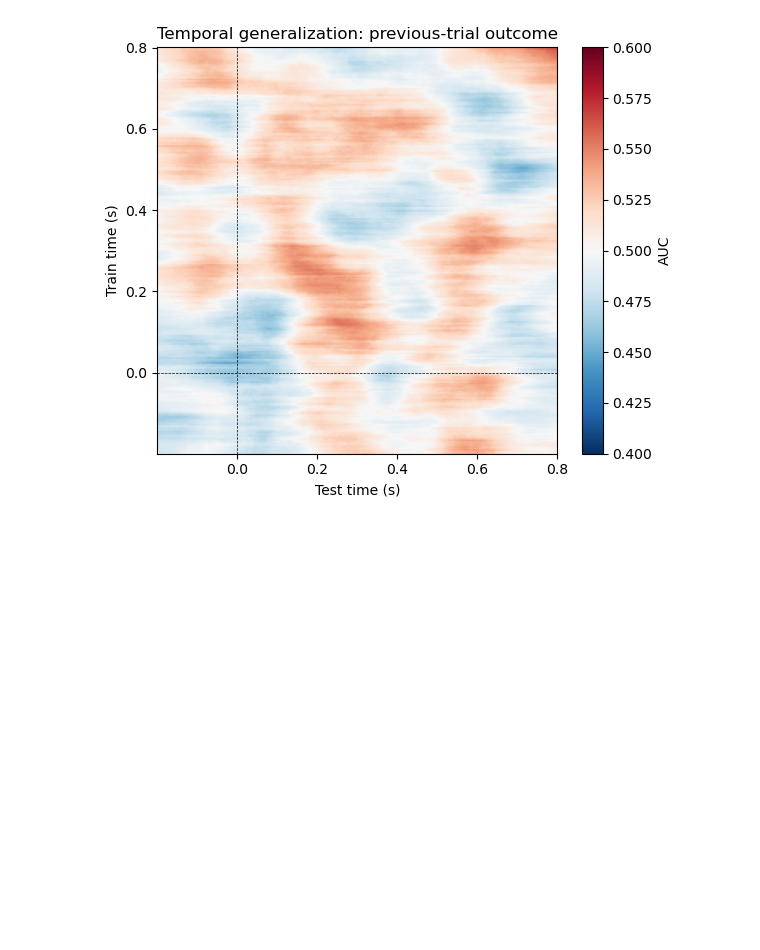
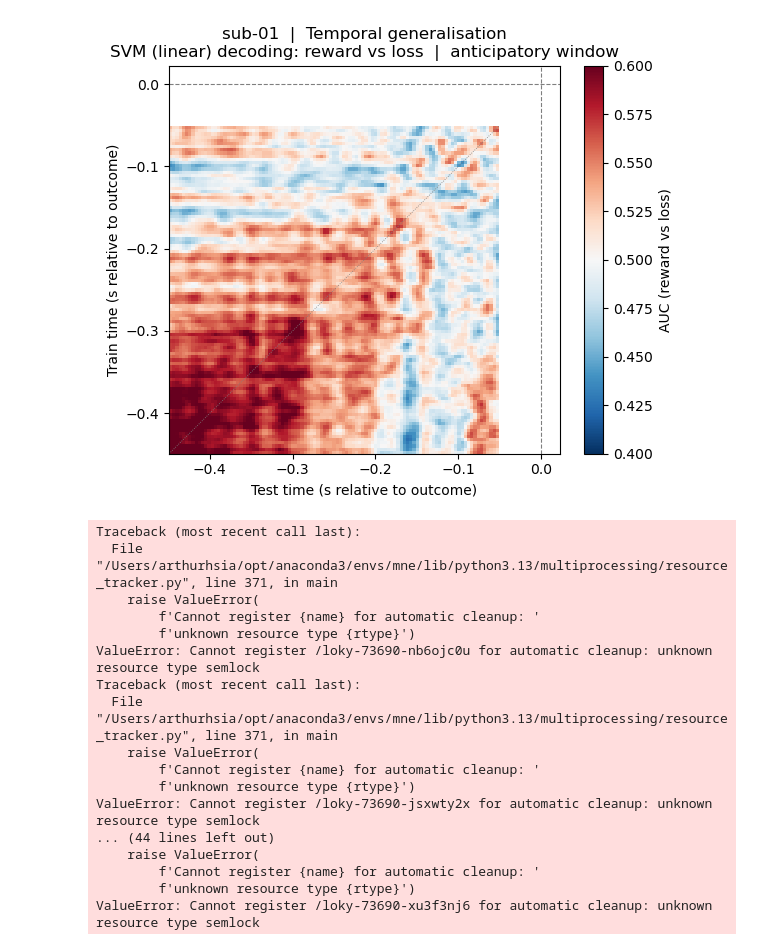
Before and after one commit to arthurhsia/Reinforcement-Learning-and-EEG, a Jupyter notebook: Temporal.ipynb, the cells around one changed output. Saved outputs shown, nothing was run; the diff lists cells and outputs as text; code cells hidden in the pictures; blank space fills up the shorter version.

```diff
--- a/Temporal.ipynb
+++ b/Temporal.ipynb
@@ -54,0 +37,20 @@ times = times                   # same time axis
+# %%
+# Build X (trials × channels × times) and y (reward=1, loss=0)
+
+reward_epochs = epochs['reward']
+loss_epochs   = epochs['loss']
+
+X = np.concatenate([
+    reward_epochs.get_data(),   # (n_reward, n_ch, n_times)
+    loss_epochs.get_data()      # (n_loss,   n_ch, n_times)
+], axis=0)
+
+y = np.concatenate([
+    np.ones(len(reward_epochs)),
+    np.zeros(len(loss_epochs))
+])
+
+times = epochs.times
+
+print(f'X shape : {X.shape}  (trials × channels × times)')
+print(f'y shape : {y.shape}  — {int(y.sum())} reward, {int((y==0).sum())} loss')
@@ -78,21 +89,49 @@ scores_mean = scores.mean(axis=0)
 # %%
 import matplotlib.pyplot as plt
 
-plt.figure(figsize=(6,5))
-im = plt.imshow(
+fig, ax = plt.subplots(figsize=(6, 5))
+
+im = ax.imshow(
     scores_mean,
-    origin="lower",
+    origin='lower',
     extent=[times[0], times[-1], times[0], times[-1]],
-    aspect="auto",
-    vmin=0.4, vmax=0.6, cmap="RdBu_r"
+    aspect='auto',
+    vmin=0.4, vmax=0.6,
+    cmap='RdBu_r'
 )
-plt.colorbar(im, label="AUC")
-plt.xlabel("Test time (s)")
-plt.ylabel("Train time (s)")
-plt.title("Temporal generalization: previous-trial outcome")
-plt.axhline(0, color="k", linestyle="--", linewidth=0.5)
-plt.axvline(0, color="k", linestyle="--", linewidth=0.5)
+fig.colorbar(im, ax=ax, label='AUC (reward vs loss)')
+
+# Chance line
+ax.axhline(0, color='k', linestyle='--', linewidth=0.8, alpha=0.5)
+ax.axvline(0, color='k', linestyle='--', linewidth=0.8, alpha=0.5)
+
+# Diagonal (train == test time)
+ax.plot(times, times, color='gray', linewidth=0.6, linestyle=':')
+
+ax.set_xlabel('Test time (s relative to outcome)')
+ax.set_ylabel('Train time (s relative to outcome)')
+ax.set_title(
+    f'sub-{SUBJECT}  |  Temporal generalisation\n'
+    f'SVM (linear) decoding: reward vs loss  |  anticipatory window'
+)
 plt.tight_layout()
 plt.show()
 # %% [output]
-[figure, old version]
+[figure, new version]
+Traceback (most recent call last):
+  File "/Users/arthurhsia/opt/anaconda3/envs/mne/lib/python3.13/multiprocessing/resource_tracker.py", line 371, in main
+    raise ValueError(
+        f'Cannot register {name} for automatic cleanup: '
+        f'unknown resource type {rtype}')
+ValueError: Cannot register /loky-73690-nb6ojc0u for automatic cleanup: unknown resource type semlock
+Traceback (most recent call last):
+  File "/Users/arthurhsia/opt/anaconda3/envs/mne/lib/python3.13/multiprocessing/resource_tracker.py", line 371, in main
+    raise ValueError(
+        f'Cannot register {name} for automatic cleanup: '
+        f'unknown resource type {rtype}')
+ValueError: Cannot register /loky-73690-jsxwty2x for automatic cleanup: unknown resource type semlock
+... (44 lines left out)
+    raise ValueError(
+        f'Cannot register {name} for automatic cleanup: '
+        f'unknown resource type {rtype}')
+ValueError: Cannot register /loky-73690-xu3f3nj6 for automatic cleanup: unknown resource type semlock
```
Also changed, not shown: parts of 12 cells of this notebook, 7 other files.
